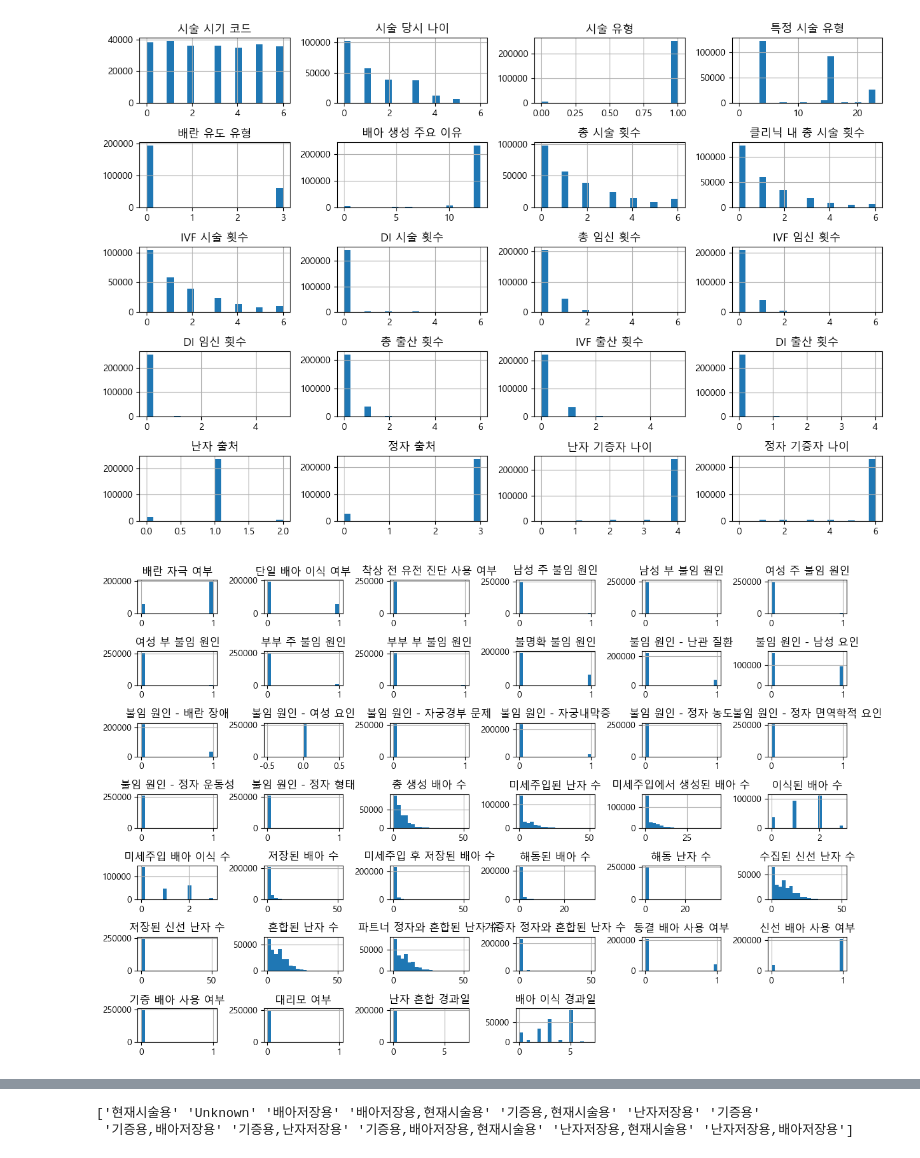
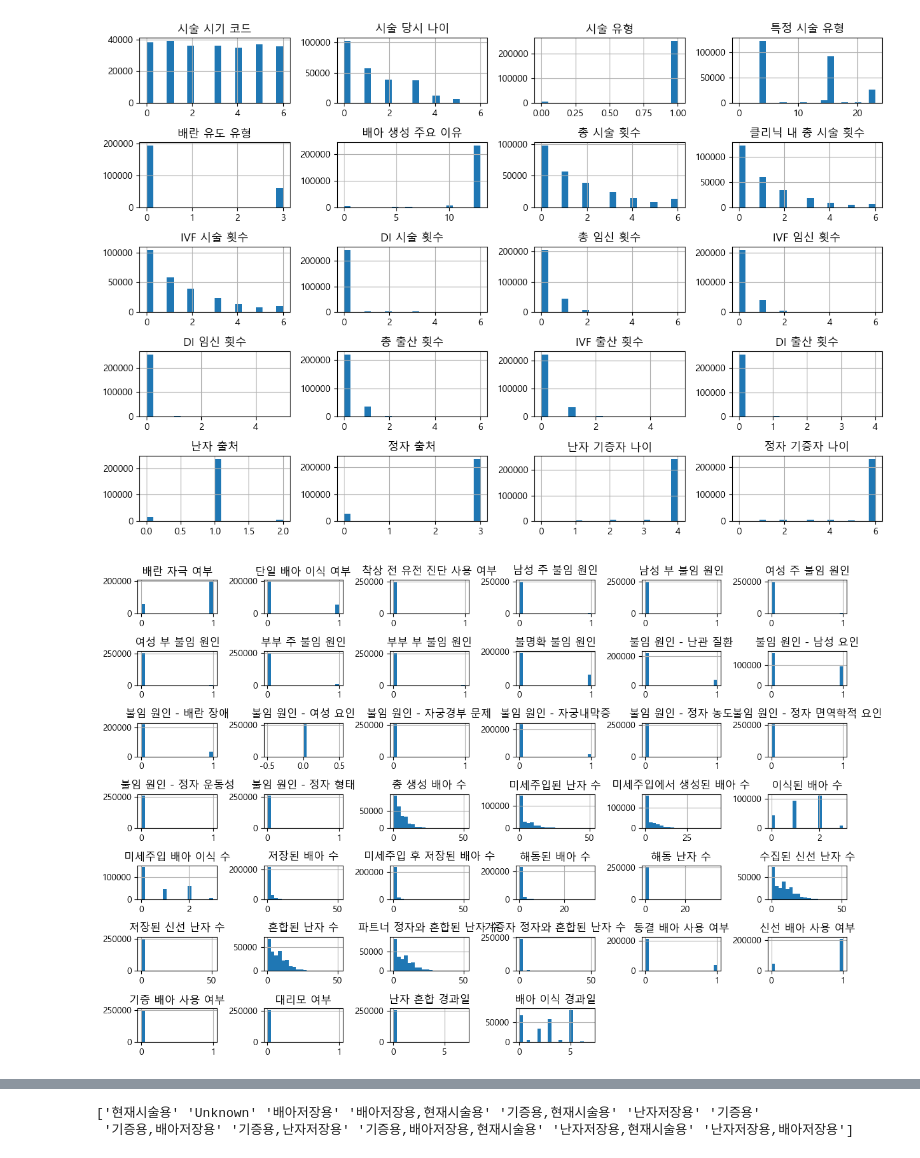
Before and after one commit to helloNarehase/LG_Aimers_2025, a Jupyter notebook: data_preprocess/missing_val.ipynb, the cells around one changed output, grey strips where cells are left out. Drawn from its saved outputs; the diff is of its cells as text; code cells hidden in the pictures.

```diff
--- a/data_preprocess/missing_val.ipynb
+++ b/data_preprocess/missing_val.ipynb
@@ -181,8 +100,9 @@ dtype: int64
 # %%
 train_X = train_X.drop(columns=["난자 채취 경과일"])
 test_df = test_df.drop(columns=["난자 채취 경과일"])
-train_X[['난자 혼합 경과일', '배아 이식 경과일']] = train_X[['난자 혼합 경과일', '배아 이식 경과일']].fillna(0)
-test_df[['난자 혼합 경과일', '배아 이식 경과일']] = test_df[['난자 혼합 경과일', '배아 이식 경과일']].fillna(0)
+
+train_X[['배아 이식 경과일',"난자 혼합 경과일"]] = train_X[['배아 이식 경과일',"난자 혼합 경과일"]].fillna(0)
+test_df[['배아 이식 경과일',"난자 혼합 경과일"]] = test_df[['배아 이식 경과일',"난자 혼합 경과일"]].fillna(0)
 # %%
 categorical_cols = train_X.select_dtypes(include=['object']).columns
 numerical_cols = train_X.select_dtypes(include=['float64','int64']).columns
@@ -193,11 +113,11 @@ plt.show()
 # %% [output]
 [figure]
 # %%
-train_df[numerical_cols].hist(figsize=(12, 8), bins=20)
+train_X[numerical_cols].hist(figsize=(12, 8), bins=20)
 plt.tight_layout()
 plt.show()
 # %% [output]
-[figure, old version]
+[figure, new version]
 # %%
 unique_values = {col: train_X[col].unique() for col in train_X.columns}
 
```
Also changed, not shown: parts of 11 cells of this notebook, 2 other files.
